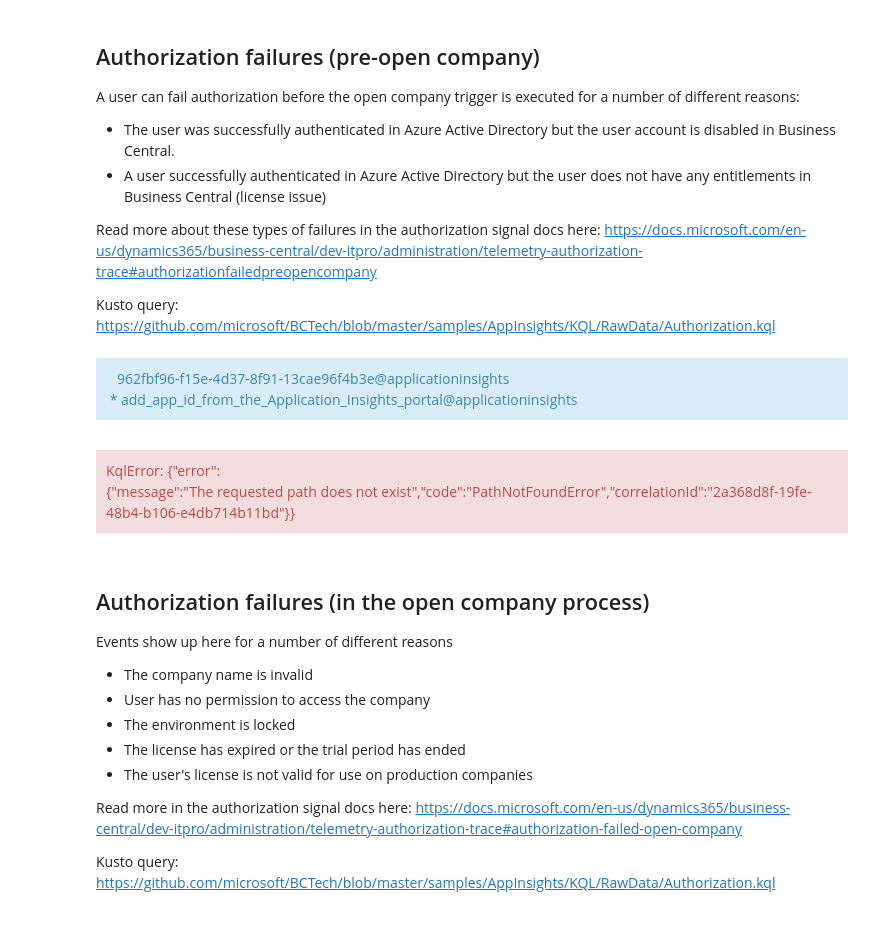
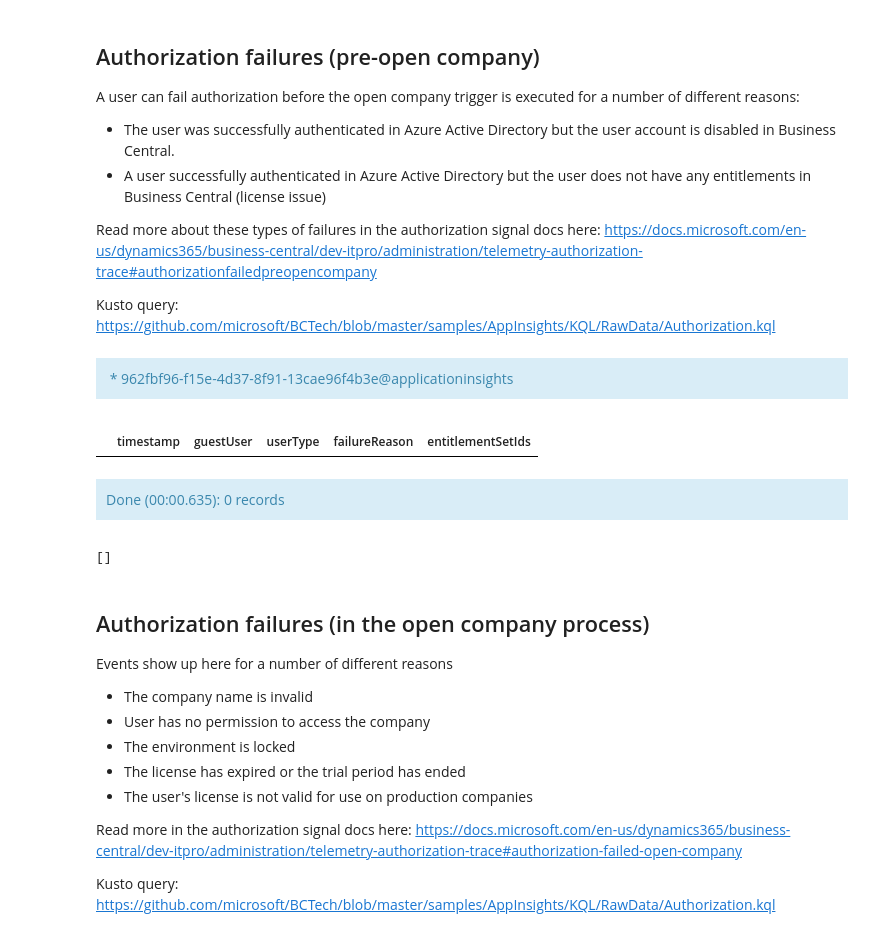
Before and after one commit to microsoft/BCTech, a Jupyter notebook: samples/AppInsights/TroubleShootingGuides/JupyterNotebooks/Login-issues-TSG.ipynb, the cells around one changed output. Cells and saved outputs as stored; diff of their text form; code cells hidden in the pictures.

```diff
--- a/samples/AppInsights/TroubleShootingGuides/JupyterNotebooks/Login-issues-TSG.ipynb
+++ b/samples/AppInsights/TroubleShootingGuides/JupyterNotebooks/Login-issues-TSG.ipynb
@@ -77,27 +137,28 @@ Kusto query: https://github.com/microsoft/BCTech/blob/master/samples/AppInsights
 # %%
 %%kql
 let _aadTenantId = aadTenantId;
 let _environmentName = environmentName;
 let _startDate = startDate;
 let _endDate = endDate;
 traces
 | where 1==1
     and timestamp >= todatetime(_startDate)
     and timestamp <= todatetime(_endDate) + totimespan(24h) - totimespan(1ms)
     and customDimensions.aadTenantId == _aadTenantId
-    and customDimensions.environmentName == _environmentName
+    and (_environmentName == '' or customDimensions.environmentName == _environmentName )
     and customDimensions.eventId == 'RT0001'
 | project timestamp
 , guestUser = customDimensions.guestUser
 , userType = customDimensions.userType
 , failureReason = customDimensions.failureReason
 , entitlementSetIds = customDimensions.entitlementSetIds
 | order by timestamp desc
 | limit 100
 # %% [output]
-962fbf96-f15e-4d37-8f91-13cae96f4b3e@applicationinsights
-* add_app_id_from_the_Application_Insights_portal@applicationinsights
+* 962fbf96-f15e-4d37-8f91-13cae96f4b3e@applicationinsights
+|  | timestamp | guestUser | userType | failureReason | entitlementSetIds |
-KqlError: {"error":{"message":"The requested path does not exist","code":"PathNotFoundError","correlationId":"2a368d8f-19fe-48b4-b106-e4db714b11bd"}}
+Done (00:00.635): 0 records
+[]
 # %% [markdown]
 ## Authorization failures (in the open company process)
 
```
Also changed, not shown: parts of 10 cells of this notebook, 5 other files.
